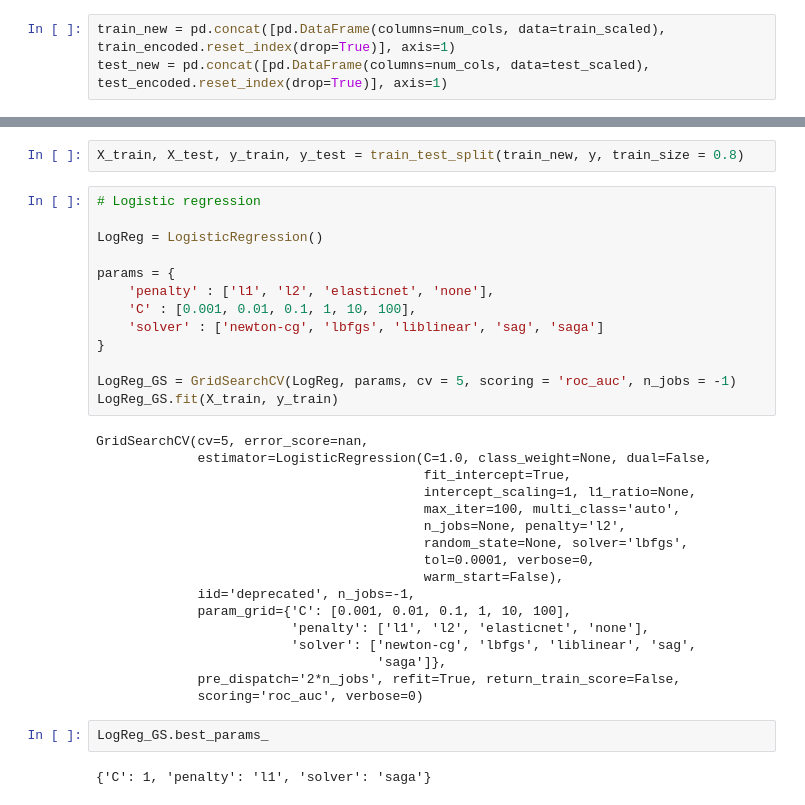
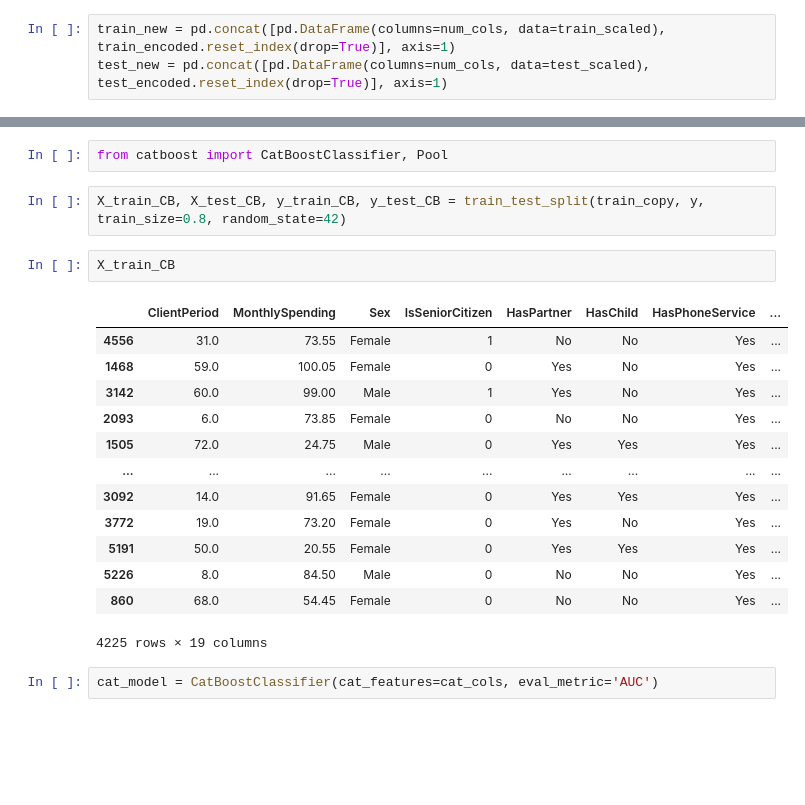
Before and after one commit to SlipShabby/DLSchool, a Jupyter notebook: DL_autumn2021/DL_intermediate/kaggle_prediction/Kaggle_prediction.ipynb, the cells around one changed output, grey strips where cells are left out. Drawn from its saved outputs; the diff is of its cells as text; blank space fills up the shorter version.

```diff
--- a/DL_autumn2021/DL_intermediate/kaggle_prediction/Kaggle_prediction.ipynb
+++ b/DL_autumn2021/DL_intermediate/kaggle_prediction/Kaggle_prediction.ipynb
@@ -555,36 +637,22 @@ train_new
+# %%
+from catboost import CatBoostClassifier, Pool
 # %%
-X_train, X_test, y_train, y_test = train_test_split(train_new, y, train_size = 0.8)
+X_train_CB, X_test_CB, y_train_CB, y_test_CB = train_test_split(train_copy, y, train_size=0.8, random_state=42)
-# %%
-# Logistic regression
-
-LogReg = LogisticRegression()
-
-params = {
-    'penalty' : ['l1', 'l2', 'elasticnet', 'none'],
-    'C' : [0.001, 0.01, 0.1, 1, 10, 100],
-    'solver' : ['newton-cg', 'lbfgs', 'liblinear', 'sag', 'saga']
-}
-
-LogReg_GS = GridSearchCV(LogReg, params, cv = 5, scoring = 'roc_auc', n_jobs = -1)
-LogReg_GS.fit(X_train, y_train)
-# %% [output]
-GridSearchCV(cv=5, error_score=nan,
-             estimator=LogisticRegression(C=1.0, class_weight=None, dual=False,
-                                          fit_intercept=True,
-                                          intercept_scaling=1, l1_ratio=None,
-                                          max_iter=100, multi_class='auto',
-                                          n_jobs=None, penalty='l2',
-                                          random_state=None, solver='lbfgs',
-                                          tol=0.0001, verbose=0,
-                                          warm_start=False),
-             iid='deprecated', n_jobs=-1,
-             param_grid={'C': [0.001, 0.01, 0.1, 1, 10, 100],
-                         'penalty': ['l1', 'l2', 'elasticnet', 'none'],
-                         'solver': ['newton-cg', 'lbfgs', 'liblinear', 'sag',
-                                    'saga']},
-             pre_dispatch='2*n_jobs', refit=True, return_train_score=False,
-             scoring='roc_auc', verbose=0)
-# %%
-LogReg_GS.best_params_
-# %% [output]
-{'C': 1, 'penalty': 'l1', 'solver': 'saga'}
+# %%
+X_train_CB
+# %% [output]
+|  | ClientPeriod | MonthlySpending | Sex | IsSeniorCitizen | HasPartner | HasChild | HasPhoneService | ... |
+| 4556 | 31.0 | 73.55 | Female | 1 | No | No | Yes | ... |
+| 1468 | 59.0 | 100.05 | Female | 0 | Yes | No | Yes | ... |
+| 3142 | 60.0 | 99.00 | Male | 1 | Yes | No | Yes | ... |
+| 2093 | 6.0 | 73.85 | Female | 0 | No | No | Yes | ... |
+| 1505 | 72.0 | 24.75 | Male | 0 | Yes | Yes | Yes | ... |
+| ... | ... | ... | ... | ... | ... | ... | ... | ... |
+| 3092 | 14.0 | 91.65 | Female | 0 | Yes | Yes | Yes | ... |
+| 3772 | 19.0 | 73.20 | Female | 0 | Yes | No | Yes | ... |
+| 5191 | 50.0 | 20.55 | Female | 0 | Yes | Yes | Yes | ... |
+| 5226 | 8.0 | 84.50 | Male | 0 | No | No | Yes | ... |
+| 860 | 68.0 | 54.45 | Female | 0 | No | No | Yes | ... |
+4225 rows × 19 columns
+# %%
+cat_model = CatBoostClassifier(cat_features=cat_cols, eval_metric='AUC')
```
Also changed, not shown: parts of 37 cells of this notebook, 2 other files.
